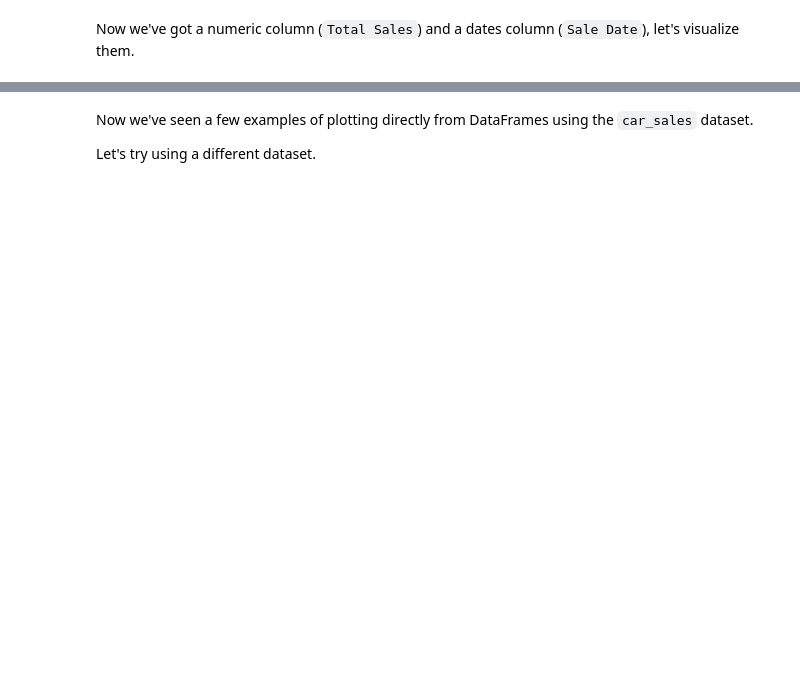
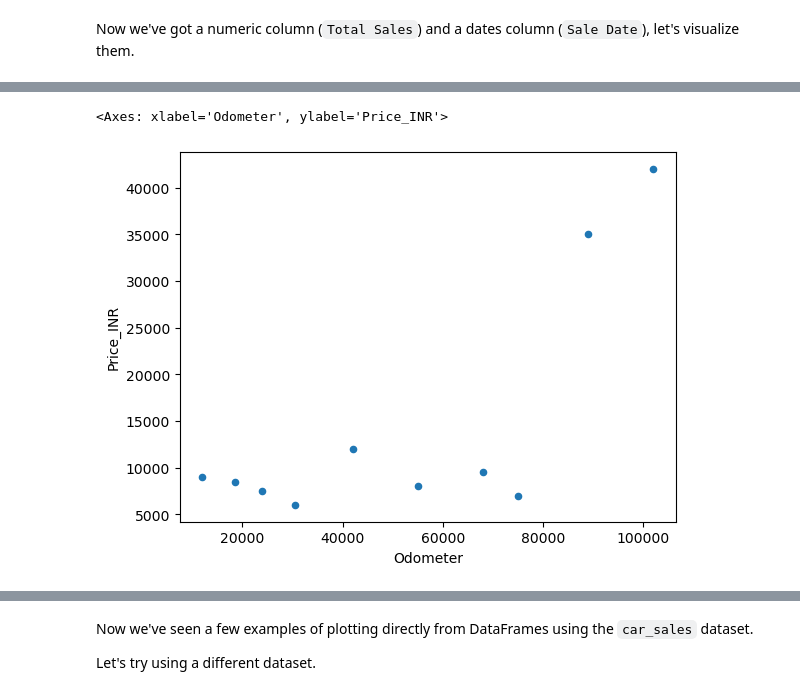
Before and after one commit to ShrishailChincholi/from-zero-to-aiml, a Jupyter notebook: ML/Matplotlib/matplotlib-exercises.ipynb, the cells around one changed output, grey strips where cells are left out. Drawn from its saved outputs; the diff is of its cells as text; code cells hidden in the pictures; blank space fills up the shorter version.

```diff
--- a/ML/Matplotlib/matplotlib-exercises.ipynb
+++ b/ML/Matplotlib/matplotlib-exercises.ipynb
@@ -240,7 +261,14 @@ Now we've got a numeric column (`Total Sales`) and a dates column (`Sale Date`),
+# %%
+km = [12000, 18500, 24000, 30500, 42000,55000, 68000, 75000, 89000, 102000]
+car_sales["Odometer"] = km
 # %%
 # Convert the 'Price' column to the integers
-
+car_sales["Price_INR"] = car_sales["Price_INR"].astype(int)
 
 # Create a scatter plot of the 'Odometer (KM)' and 'Price' column using the plot() function
+car_sales.plot(x="Odometer", y="Price_INR", kind="scatter")
+# %% [output]
+<Axes: xlabel='Odometer', ylabel='Price_INR'>
+[figure, added]
 # %%
 # Create a NumPy array of random numbers of size (10, 4) and save it to X
```
Also changed, not shown: parts of 14 cells of this notebook.
